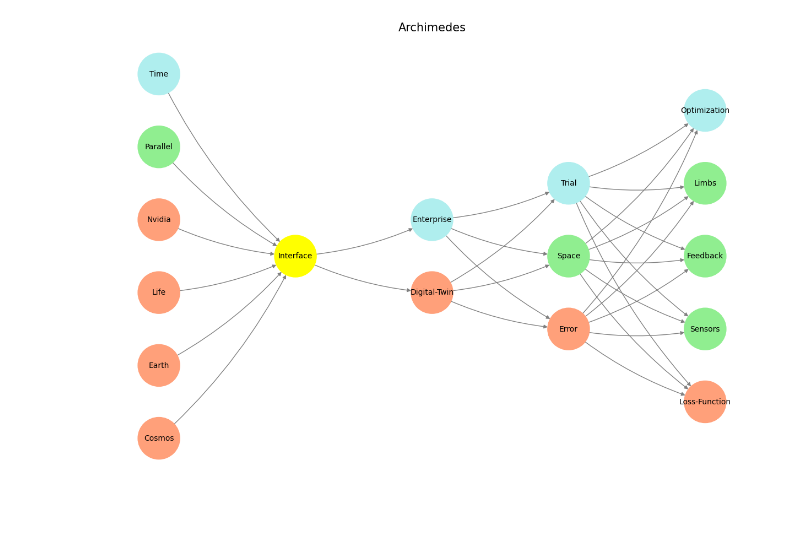
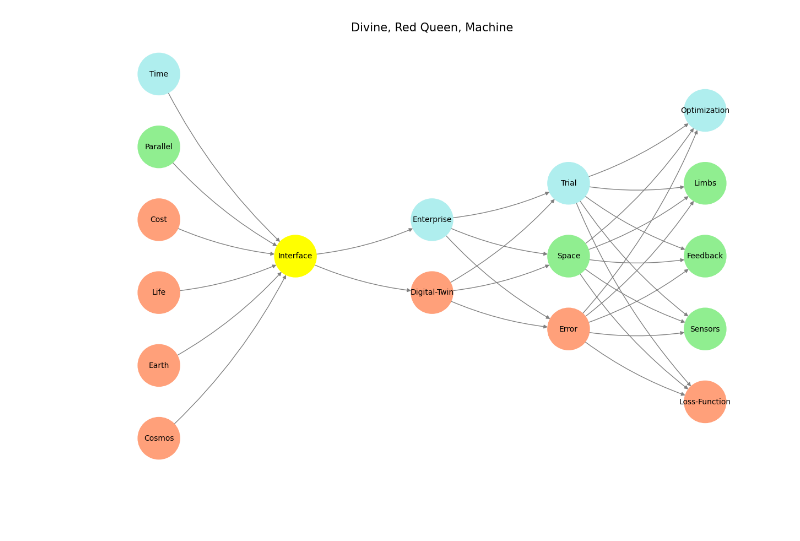
Before and after one commit to abikesa/boltz, a Jupyter notebook: kitabo/ensi/_build/jupyter_execute/act3/part2/part2_1.ipynb, the cells around one changed output. Cells and saved outputs as stored; diff of their text form; code cells hidden in the pictures.

```diff
--- a/kitabo/ensi/_build/jupyter_execute/act3/part2/part2_1.ipynb
+++ b/kitabo/ensi/_build/jupyter_execute/act3/part2/part2_1.ipynb
@@ -8,31 +65,31 @@ import networkx as nx
 # Define the neural network structure; modified to align with "Aprés Moi, Le Déluge" (i.e. Je suis AlexNet)
 def define_layers():
     return {
-        'Pre-Input/World': ['Cosmos', 'Earth', 'Life', 'Nvidia', 'Parallel', 'Time'],
-        'Yellowstone/PerceptionAI': ['Interface'],
-        'Input/AgenticAI': ['Digital-Twin', 'Enterprise'],
-        'Hidden/GenerativeAI': ['Error', 'Space', 'Trial'],
-        'Output/PhysicalAI': ['Loss-Function', 'Sensors', 'Feedback', 'Limbs', 'Optimization']
+        'World': ['Cosmos', 'Earth', 'Life', 'Cost', 'Parallel', 'Time'],
+        'Perception': ['Interface'],
+        'Agentic': ['Digital-Twin', 'Enterprise'],
+        'Generative': ['Error', 'Space', 'Trial'],
+        'Physical': ['Loss-Function', 'Sensors', 'Feedback', 'Limbs', 'Optimization']
     }
 
 # Assign colors to nodes
 def assign_colors(node, layer):
     if node == 'Interface':
         return 'yellow'
-    if layer == 'Pre-Input/World' and node in [ 'Time']:
+    if layer == 'World' and node in [ 'Time']:
         return 'paleturquoise'
-    if layer == 'Pre-Input/World' and node in [ 'Parallel']:
+    if layer == 'World' and node in [ 'Parallel']:
         return 'lightgreen'
-    elif layer == 'Input/AgenticAI' and node == 'Enterprise':
+    elif layer == 'Agentic' and node == 'Enterprise':
         return 'paleturquoise'
-    elif layer == 'Hidden/GenerativeAI':
+    elif layer == 'Generative':
         if node == 'Trial':
             return 'paleturquoise'
         elif node == 'Space':
             return 'lightgreen'
         elif node == 'Error':
             return 'lightsalmon'
-    elif layer == 'Output/PhysicalAI':
+    elif layer == 'Physical':
         if node == 'Optimization':
             return 'paleturquoise'
         elif node in ['Limbs', 'Feedback', 'Sensors']:
@@ -55,36 +112,36 @@ def visualize_nn():
     node_colors = []
     center_x = 0  # Align nodes horizontally
 
     # Add nodes and assign positions
     for i, (layer_name, nodes) in enumerate(layers.items()):
         y_positions = calculate_positions(nodes, center_x, offset=-len(layers) + i + 1)
         for node, position in zip(nodes, y_positions):
             G.add_node(node, layer=layer_name)
             pos[node] = position
             node_colors.append(assign_colors(node, layer_name))
 
     # Add edges (without weights)
     for layer_pair in [
-        ('Pre-Input/World', 'Yellowstone/PerceptionAI'), ('Yellowstone/PerceptionAI', 'Input/AgenticAI'), ('Input/AgenticAI', 'Hidden/GenerativeAI'), ('Hidden/GenerativeAI', 'Output/PhysicalAI')
+        ('World', 'Perception'), ('Perception', 'Agentic'), ('Agentic', 'Generative'), ('Generative', 'Physical')
     ]:
         source_layer, target_layer = layer_pair
         for source in layers[source_layer]:
             for target in layers[target_layer]:
                 G.add_edge(source, target)
 
     # Draw the graph
     plt.figure(figsize=(12, 8))
     nx.draw(
         G, pos, with_labels=True, node_color=node_colors, edge_color='gray',
         node_size=3000, font_size=10, connectionstyle="arc3,rad=0.1"
     )
-    plt.title("Archimedes", fontsize=15)
+    plt.title("Divine, Red Queen, Machine", fontsize=15)
     plt.show()
 
 # Run the visualization
 visualize_nn()
 # %% [output]
-[figure, old version]
+[figure, new version]
 # %% [markdown]
 #
 # %% [markdown]
```
Also changed, not shown: parts of 2 cells of this notebook, 15 other files.
